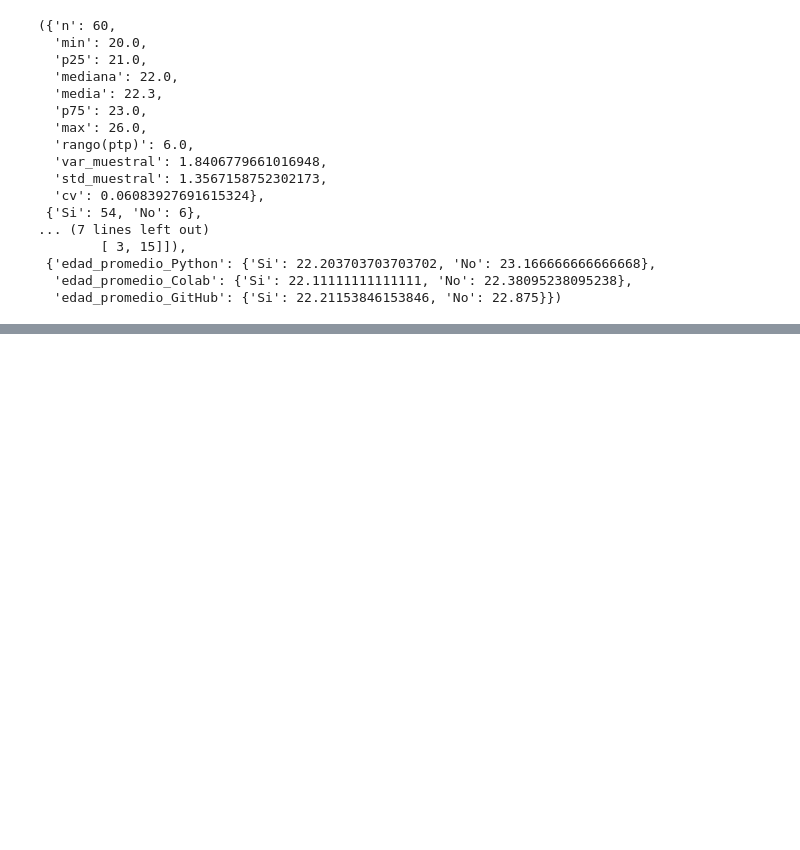
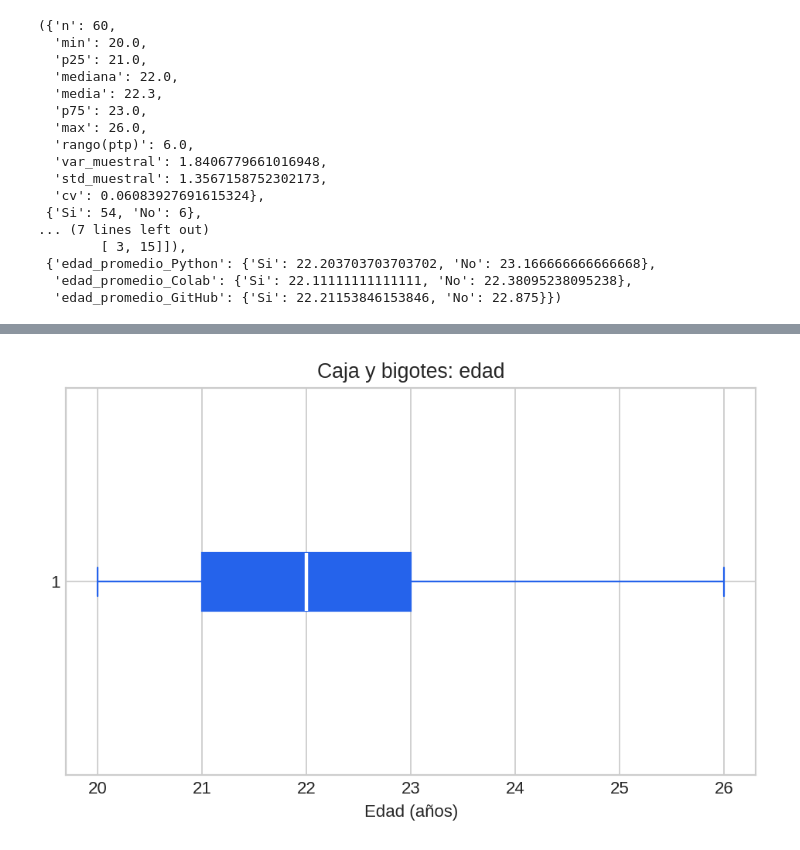
Before and after one commit to VictorCastro135/mineria-de-datos-178920, a Jupyter notebook: Minería_de_Datos.ipynb, the cells around one changed output, grey strips where cells are left out. Drawn from its saved outputs; the diff is of its cells as text; code cells hidden in the pictures; blank space fills up the shorter version.

```diff
--- a/Minería_de_Datos.ipynb
+++ b/Minería_de_Datos.ipynb
@@ -504,0 +537,16 @@ FileNotFoundError: [Errno 2] No such file or directory: 'texto_csv.txt'
+# %%
+# =======================
+# 2) Boxplot de edades
+# =======================
+fig, ax = plt.subplots(figsize=(6,4))
+ax.boxplot(df['edad'], vert=False, patch_artist=True,
+           boxprops=dict(facecolor=accent, color=accent),
+           medianprops=dict(color='white', linewidth=2),
+           whiskerprops=dict(color=accent), capprops=dict(color=accent))
+ax.set_title('Caja y bigotes: edad')
+ax.set_xlabel('Edad (años)')
+plt.tight_layout()
+plt.show()
+fig.savefig('02_box_edades.png', dpi=180)
+# %% [output]
+[figure, added]
```
Also changed, not shown: parts of 6 cells of this notebook.
